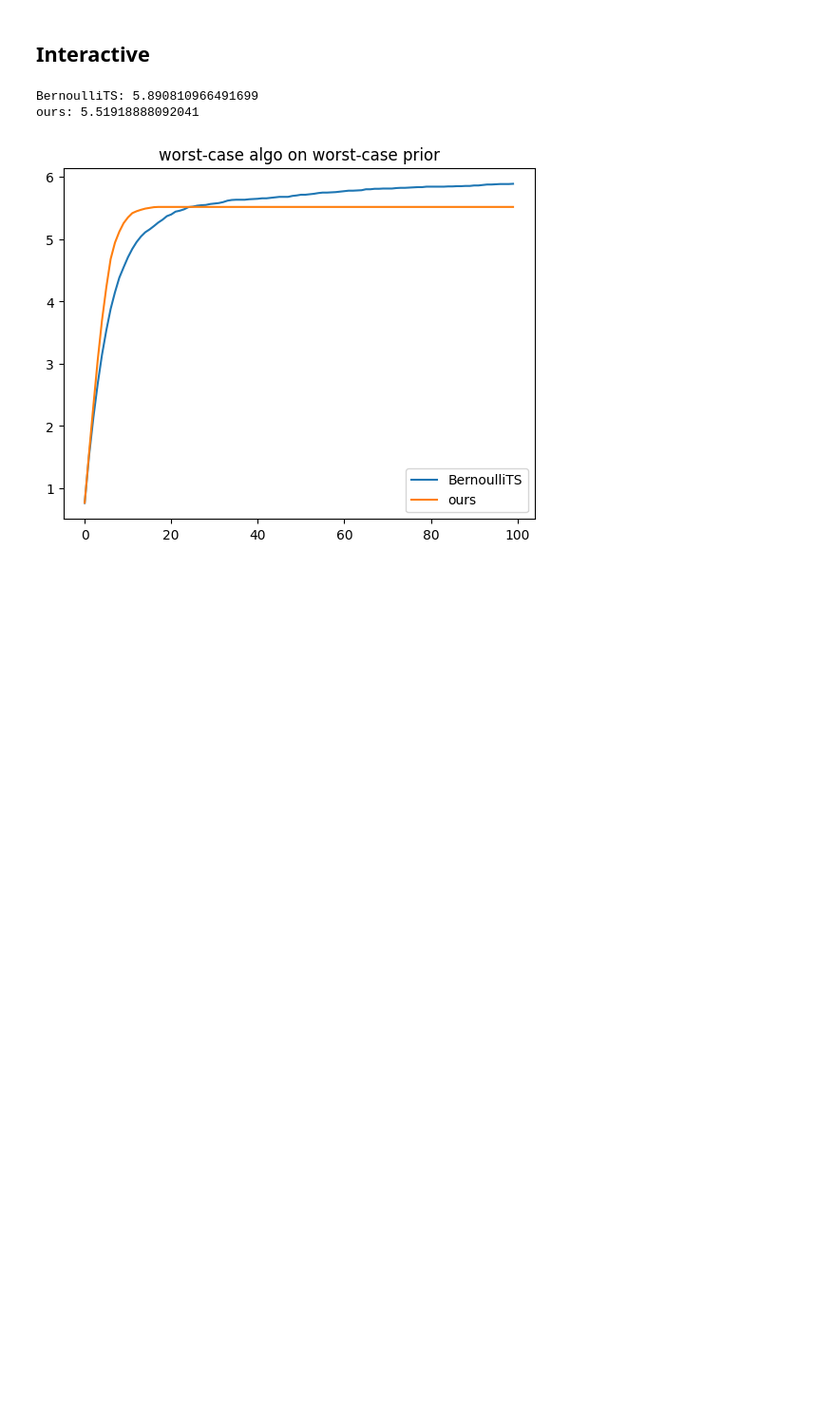
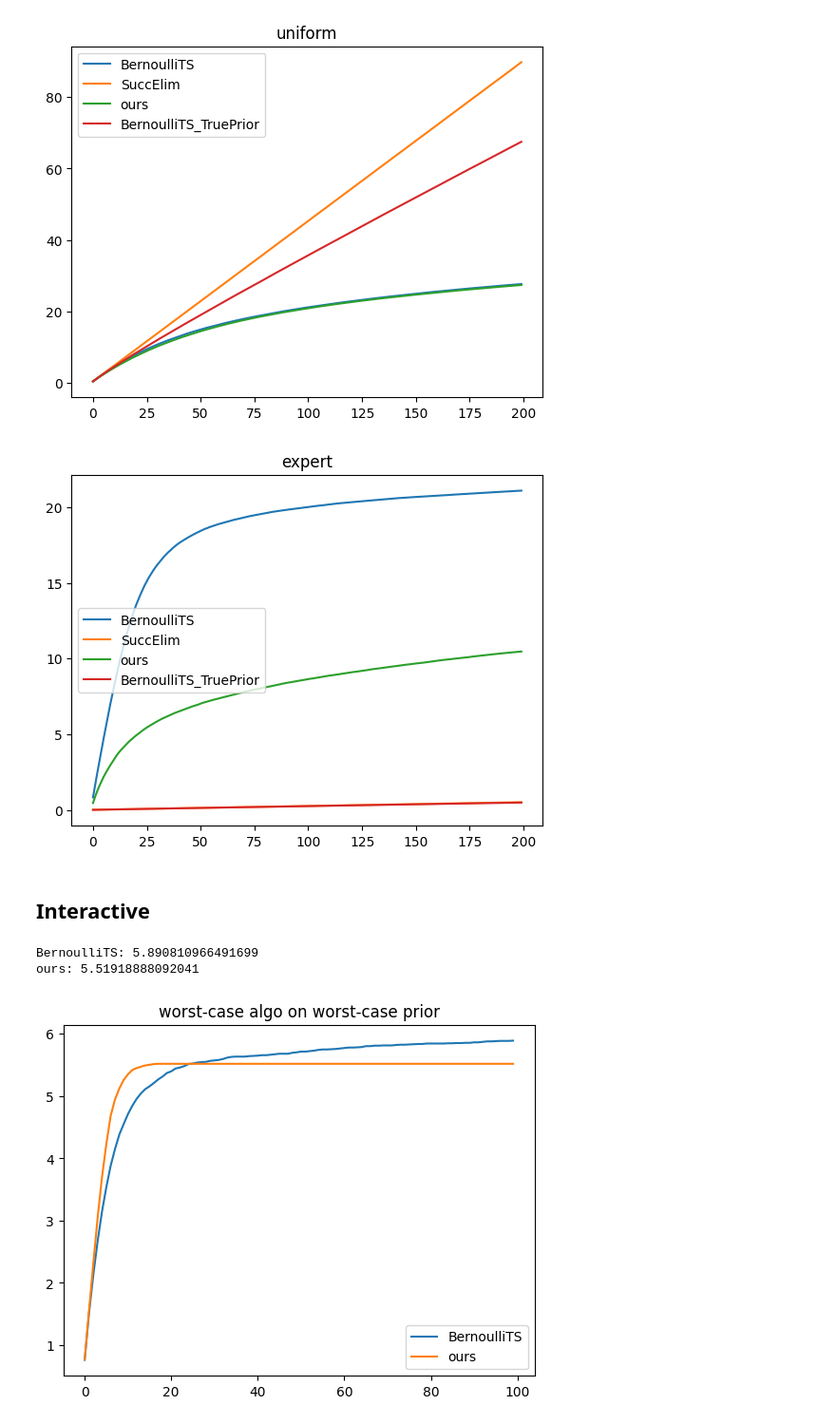
Before and after one commit to keertanavc/experior, a Jupyter notebook: test.ipynb, the cells around one changed output. Shown at 95% size. Cells and saved outputs as stored; diff of their text form; code cells hidden in the pictures; blank space fills up the shorter version.

```diff
--- a/test.ipynb
+++ b/test.ipynb
@@ -20,6 +17,19 @@ The autoreload extension is already loaded. To reload it, use:
 #       plt.legend()
 #       plt.title(run)
 #       plt.show()
+# %%
+with open(f"output/runs/rhinopharynx_omicron/metrics.json", "r") as f:
+      metrics = json.load(f)
+
+for p, v in metrics.items():
+  for m, regret in v.items():
+      plt.plot(regret, label=m)
+  plt.legend()
+  plt.title(p)
+  plt.show()
+# %% [output]
+[figure, added]
+[figure, added]
 # %%
 worst_run_path = "output/runs/monotint_unvaguely/"
 unif_run_path = "output/runs/pertinacious_genome/"
```
Also changed, not shown: parts of 1 cell of this notebook, 10 other files.
